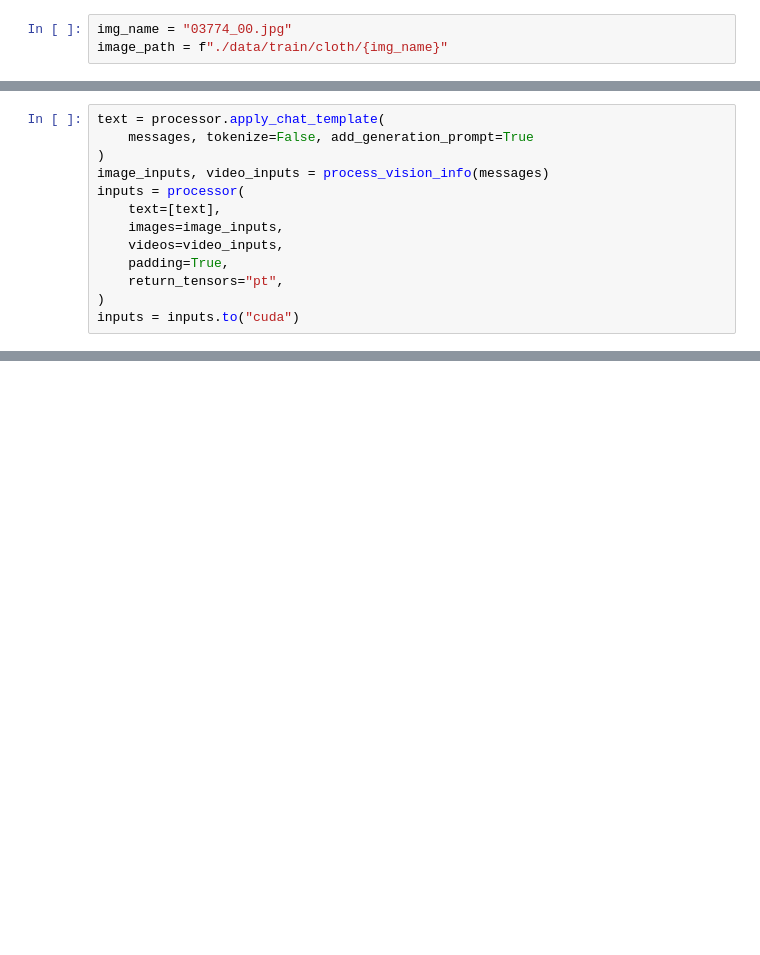
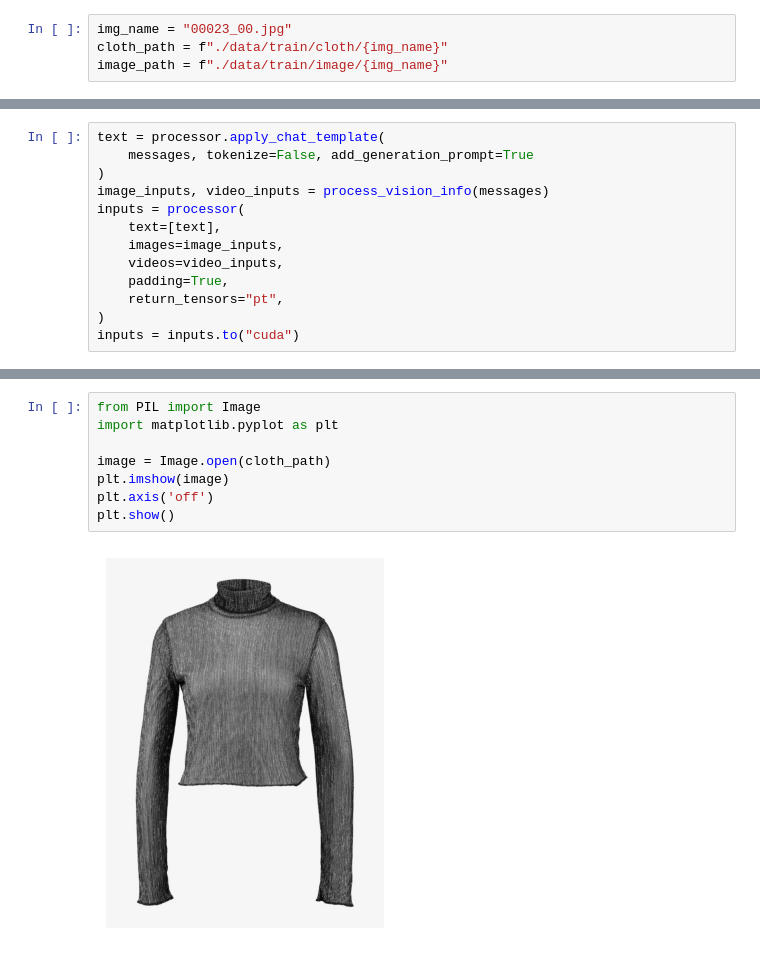
Before and after one commit to AmickGIT/fash_io_nate, a Jupyter notebook: img_tag.ipynb, the cells around one changed output, grey strips where cells are left out. Cells and saved outputs as stored; diff of their text form; blank space fills up the shorter version.

```diff
--- a/img_tag.ipynb
+++ b/img_tag.ipynb
@@ -22,6 +21,7 @@ processor = AutoProcessor.from_pretrained("Qwen/Qwen2.5-VL-3B-Instruct")
 Using a slow image processor as `use_fast` is unset and a slow processor was saved with this model. `use_fast=True` will be the default behavior in v4.52, even if the model was saved with a slow proce ...
 You have video processor config saved in `preprocessor.json` file which is deprecated. Video processor configs should be saved in their own `video_preprocessor.json` file. You can rename the file or l ...
 # %%
-img_name = "03774_00.jpg"
-image_path = f"./data/train/cloth/{img_name}"
+img_name = "00023_00.jpg"
+cloth_path = f"./data/train/cloth/{img_name}"
+image_path = f"./data/train/image/{img_name}"
 # %%
@@ -71,0 +117,10 @@ ONLY, short sleeve, v-neck, red
+# %%
+from PIL import Image
+import matplotlib.pyplot as plt
+
+image = Image.open(cloth_path)
+plt.imshow(image)
+plt.axis('off')
+plt.show()
+# %% [output]
+[figure, added]
```
Also changed, not shown: parts of 9 cells of this notebook.
